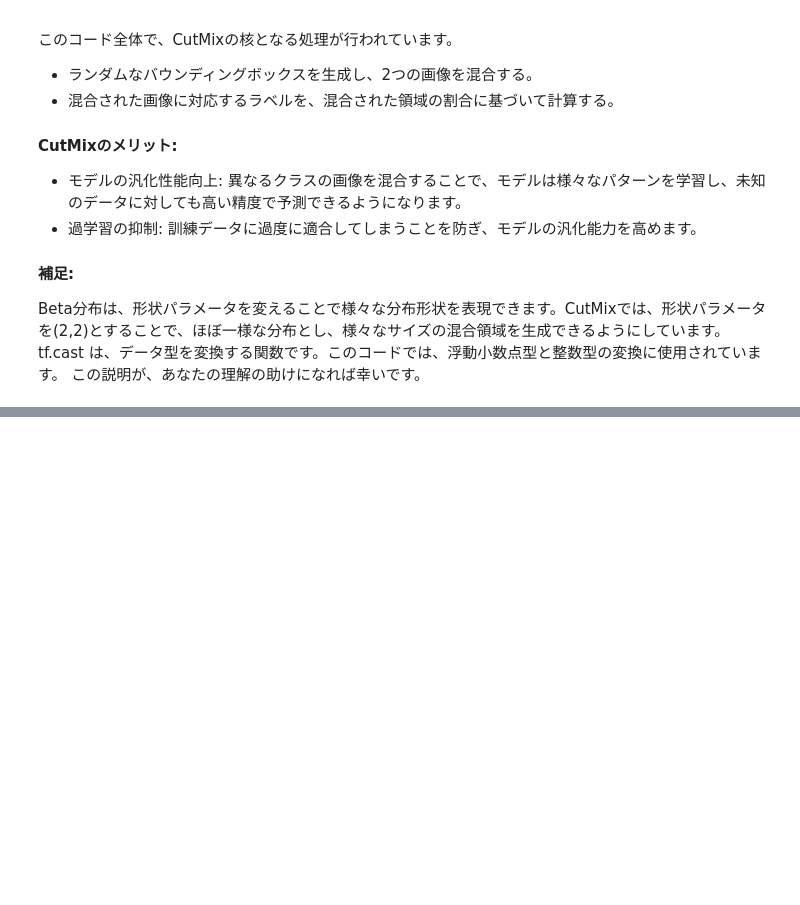
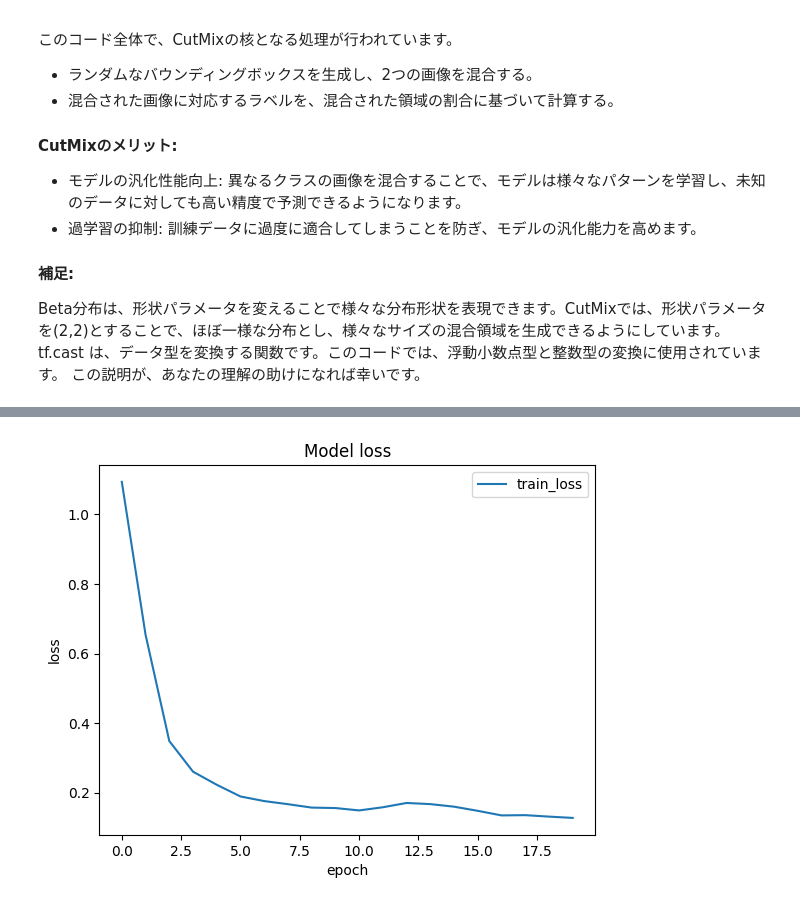
Before and after one commit to atsss/Deep-Learning-for-Computer-Vision-with-Python-and-TensorFlow, a Jupyter notebook: Human_Emotions_Detection.ipynb, the cells around one changed output, grey strips where cells are left out. Cells and saved outputs as stored; diff of their text form; code cells hidden in the pictures; blank space fills up the shorter version.

```diff
--- a/Human_Emotions_Detection.ipynb
+++ b/Human_Emotions_Detection.ipynb
@@ -564,0 +662,3 @@ mixed_dataset = tf.data.Dataset.zip((train_dataset_1, train_dataset_2))
+# %%
+recons_dataset = tf.data.TFRecordDataset(
+    filenames =[PATH.format(p) for p in range(NUM_SHARDS-2)] )
@@ -564,0 +679,7 @@ mixed_dataset = tf.data.Dataset.zip((train_dataset_1, train_dataset_2))
+# %%
+parsed_dataset = (
+    recons_dataset
+    .map(parse_tfrecords)
+    .batch(CONFIGURATION["BATCH_SIZE"])
+    .prefetch(tf.data.AUTOTUNE)
+)
@@ -564,0 +766,18 @@ mixed_dataset = tf.data.Dataset.zip((train_dataset_1, train_dataset_2))
+# %%
+loss_function = SparseCategoricalCrossentropy()
+
+metrics = [SparseCategoricalAccuracy(name = "accuracy")]
+
+lenet_model.compile(
+    optimizer = Adam(learning_rate = CONFIGURATION["LEARNING_RATE"]),
+    loss = loss_function,
+    metrics = metrics,)
+# %%
+history = lenet_model.fit(
+    parsed_dataset,
+    #validation_data = validation_dataset,
+    epochs = CONFIGURATION["N_EPOCHS"],
+    verbose = 1,
+    #class_weight = class_weights,
+    #callbacks = [WandbCallback(), LogConfMatrix(), LogResultsTable()]
+    )
@@ -564,0 +805,9 @@ mixed_dataset = tf.data.Dataset.zip((train_dataset_1, train_dataset_2))
+# %%
+plt.plot(history.history['loss'])
+plt.title('Model loss')
+plt.ylabel('loss')
+plt.xlabel('epoch')
+plt.legend(['train_loss'])
+plt.show()
+# %% [output]
+[figure, added]
```
Also changed, not shown: parts of 23 cells of this notebook.
